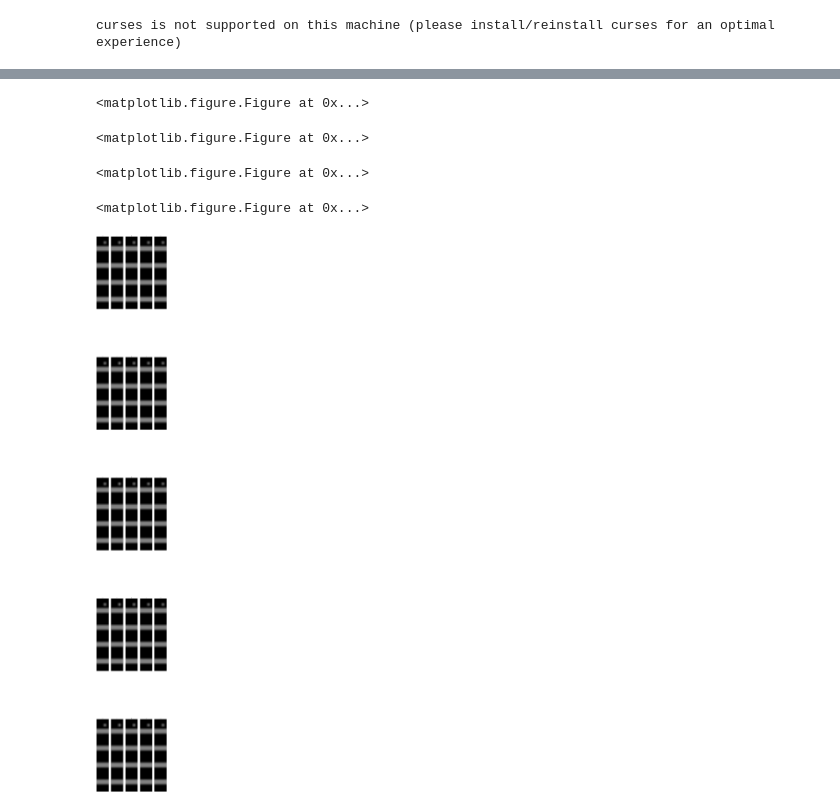
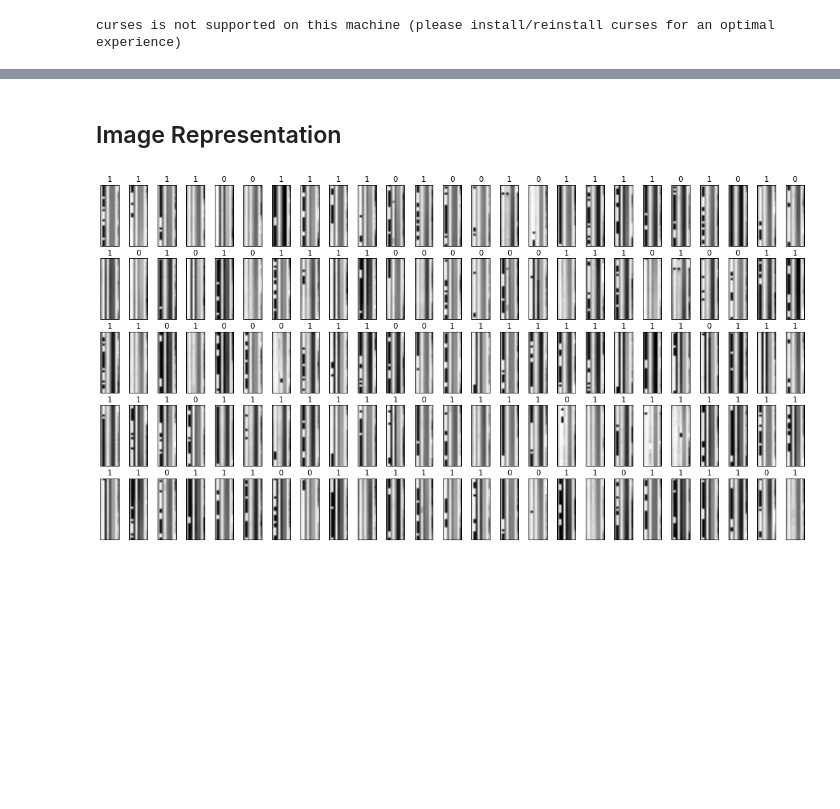
Before and after one commit to jay-chakalasiya/Stock-Market-Prediction-And-Feature-selection, a Jupyter notebook: CNN on Stocks.ipynb, the cells around one changed output, grey strips where cells are left out. Cells and saved outputs as stored; diff of their text form; code cells hidden in the pictures; blank space fills up the shorter version.

```diff
--- a/CNN on Stocks.ipynb
+++ b/CNN on Stocks.ipynb
@@ -279 +1,8 @@ array([[8290,  325, 5717,  913, 5647],
+# %%
+import os
+import pickle
+ls = files=os.listdir("Processed")
+com = ls[0]
+with open('Processed/'+com, 'rb') as f:
+    data = pickle.load(f)
 # %%
@@ -361,54 +97,37 @@ INFO:tensorflow:C:\Users\Shachi Shah\Tensorflow Tutorials\Stocks\tt-0.001-6conv-
+# %% [markdown]
+## Image Representation
 # %%
-def makeimage_binary(d1_array):
+def makeimage(d1_array):
     import numpy as np
     image=[]
     i=0
     while i<30:
         row=[]
         j=0
-        while j<5:
-            row.append(np.array([d1_array[i][j]*255]*3,int))
+        while j<9:
+            row.append(np.array([int(d1_array[i][j]*255/10000)]*3))
             j+=1
         image.append(np.array(row))
         i+=1
     image = np.array(image)
     return image
-# %%
-def makeimage(d1_array):
-    import numpy as np
-    image=[]
-    i=0
-    while i<30:
-        row=[]
-        j=0
-        while j<5:
-            row.append(np.array([int(d1_array[i][j]*255/10000)]*3))
-            j+=1
-        image.append(np.array(row))
-        i+=1
-    image = np.array(image)
-    return image
 # %%
 import matplotlib.pyplot as plt
 image_counter=0
 
-fig = plt.figure(figsize=(18,150))
-while image_counter<25:
+fig = plt.figure(figsize=(20,10))
+while image_counter<125:
 
-    Image = makeimage_binary(Feed[image_counter])
+    Image = makeimage(data['X'][image_counter])
 
-    Actual_Label = np.argmax(target_signal_binary[image_counter])
+    Actual_Label = np.argmax(data['Y'][image_counter])
 
-    y = fig.add_subplot(5,5,image_counter+1)
+    y = fig.add_subplot(5,25,image_counter+1)
     y.imshow(Image)
     plt.title(Actual_Label)
     y.axes.get_xaxis().set_visible(False)
     y.axes.get_yaxis().set_visible(False)
     image_counter+=1
 plt.show()
 # %% [output]
-<matplotlib.figure.Figure at 0x...>
-<matplotlib.figure.Figure at 0x...>
-<matplotlib.figure.Figure at 0x...>
-<matplotlib.figure.Figure at 0x...>
-[figure, old version]
+[figure, new version]
```
Also changed, not shown: parts of 51 cells of this notebook, 1 other file.
